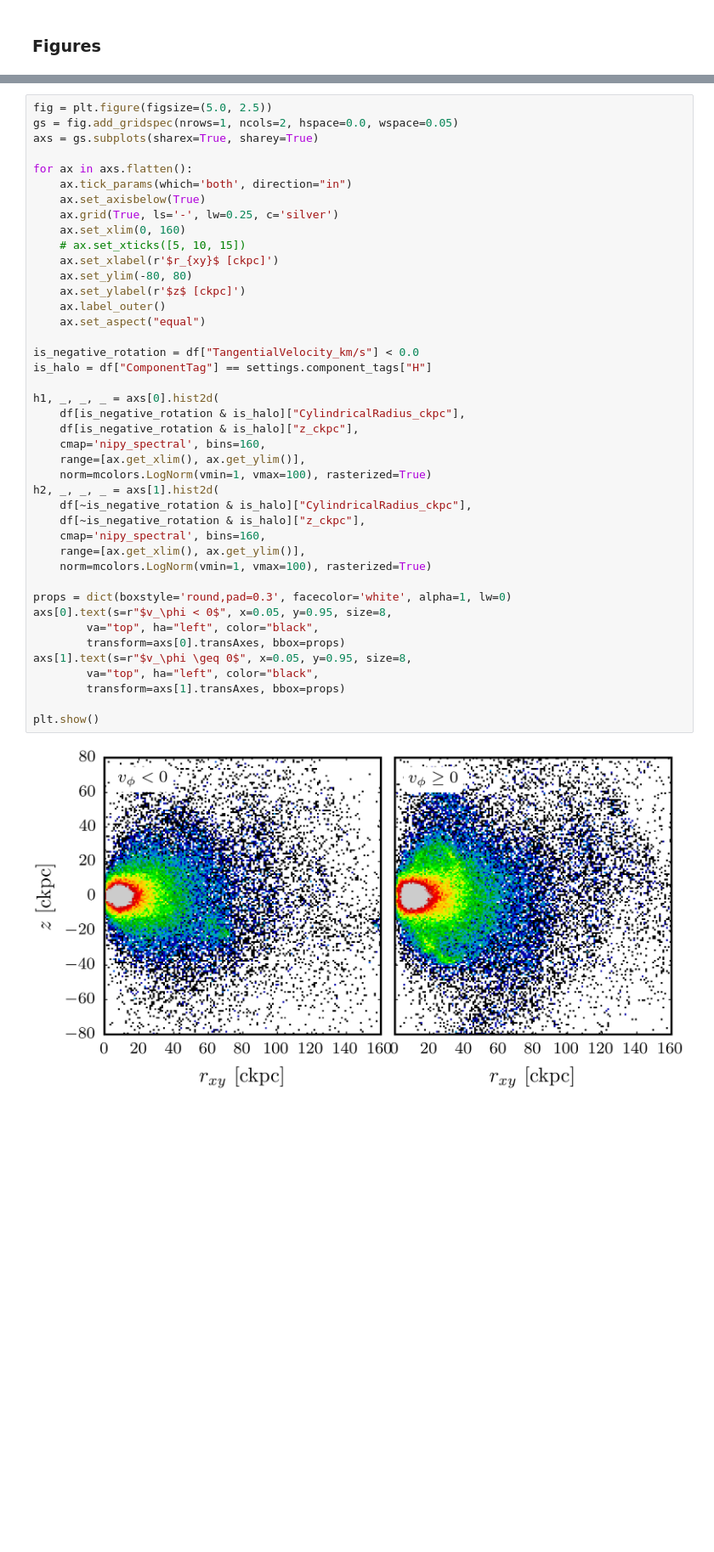
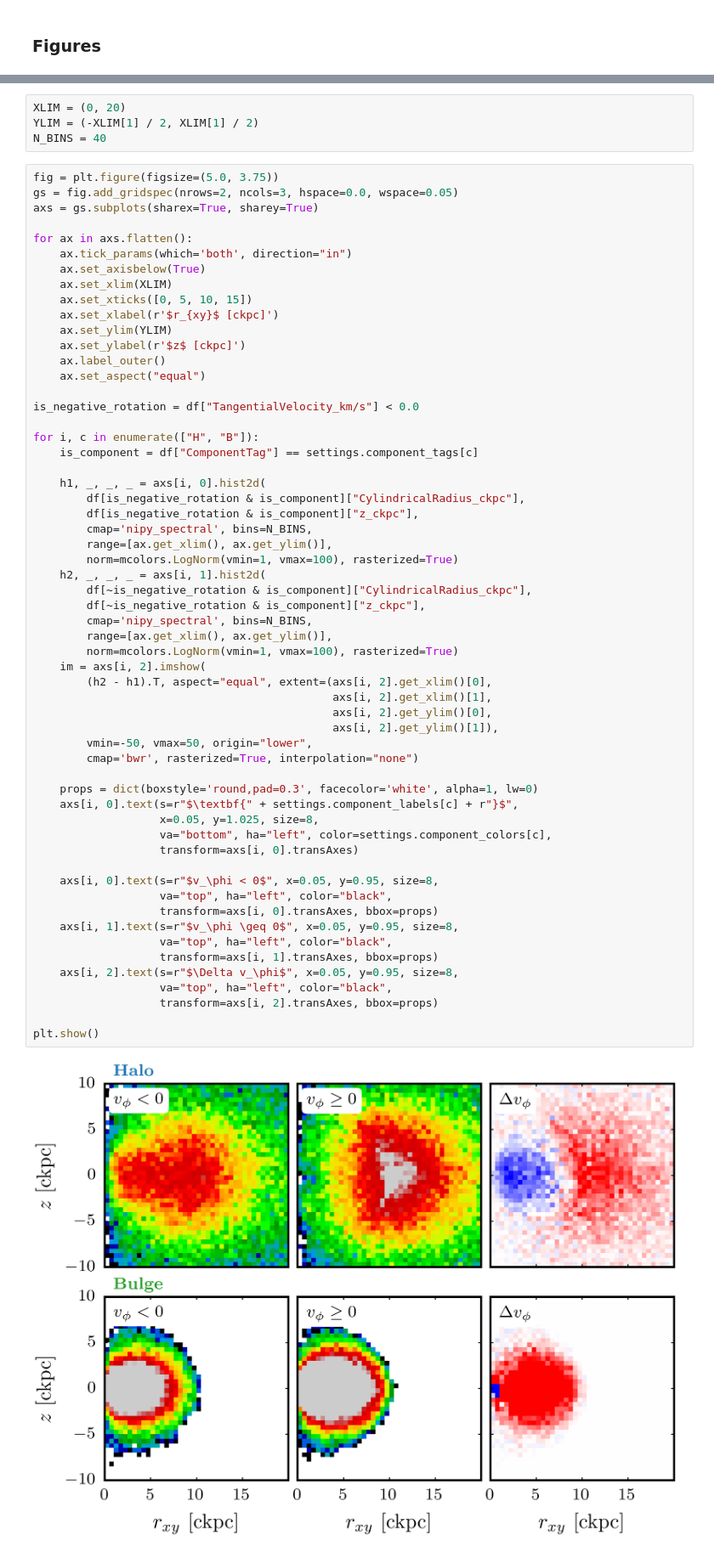
Before and after one commit to ffiza/auriga-metals, a Jupyter notebook: scripts/Stellar Velocity Halo Test.ipynb, the cells around one changed output, grey strips where cells are left out. Shown at 85% size. Drawn from its saved outputs; the diff is of its cells as text; blank space fills up the shorter version.

Commit message:
Update figure.

```diff
--- a/scripts/Stellar Velocity Halo Test.ipynb
+++ b/scripts/Stellar Velocity Halo Test.ipynb
@@ -73,44 +73,64 @@ df = read_data(simulation="au6_or_l4_s127", config=config)
+# %%
+XLIM = (0, 20)
+YLIM = (-XLIM[1] / 2, XLIM[1] / 2)
+N_BINS = 40
 # %%
-fig = plt.figure(figsize=(5.0, 2.5))
-gs = fig.add_gridspec(nrows=1, ncols=2, hspace=0.0, wspace=0.05)
+fig = plt.figure(figsize=(5.0, 3.75))
+gs = fig.add_gridspec(nrows=2, ncols=3, hspace=0.0, wspace=0.05)
 axs = gs.subplots(sharex=True, sharey=True)
 
 for ax in axs.flatten():
     ax.tick_params(which='both', direction="in")
     ax.set_axisbelow(True)
-    ax.grid(True, ls='-', lw=0.25, c='silver')
-    ax.set_xlim(0, 160)
-    # ax.set_xticks([5, 10, 15])
+    ax.set_xlim(XLIM)
+    ax.set_xticks([0, 5, 10, 15])
     ax.set_xlabel(r'$r_{xy}$ [ckpc]')
-    ax.set_ylim(-80, 80)
+    ax.set_ylim(YLIM)
     ax.set_ylabel(r'$z$ [ckpc]')
     ax.label_outer()
     ax.set_aspect("equal")
 
 is_negative_rotation = df["TangentialVelocity_km/s"] < 0.0
-is_halo = df["ComponentTag"] == settings.component_tags["H"]
 
-h1, _, _, _ = axs[0].hist2d(
-    df[is_negative_rotation & is_halo]["CylindricalRadius_ckpc"],
-    df[is_negative_rotation & is_halo]["z_ckpc"],
-    cmap='nipy_spectral', bins=160,
-    range=[ax.get_xlim(), ax.get_ylim()],
-    norm=mcolors.LogNorm(vmin=1, vmax=100), rasterized=True)
-h2, _, _, _ = axs[1].hist2d(
-    df[~is_negative_rotation & is_halo]["CylindricalRadius_ckpc"],
-    df[~is_negative_rotation & is_halo]["z_ckpc"],
-    cmap='nipy_spectral', bins=160,
-    range=[ax.get_xlim(), ax.get_ylim()],
-    norm=mcolors.LogNorm(vmin=1, vmax=100), rasterized=True)
+for i, c in enumerate(["H", "B"]):
+    is_component = df["ComponentTag"] == settings.component_tags[c]
 
-props = dict(boxstyle='round,pad=0.3', facecolor='white', alpha=1, lw=0)
-axs[0].text(s=r"$v_\phi < 0$", x=0.05, y=0.95, size=8,
-        va="top", ha="left", color="black",
-        transform=axs[0].transAxes, bbox=props)
-axs[1].text(s=r"$v_\phi \geq 0$", x=0.05, y=0.95, size=8,
-        va="top", ha="left", color="black",
-        transform=axs[1].transAxes, bbox=props)
+    h1, _, _, _ = axs[i, 0].hist2d(
+        df[is_negative_rotation & is_component]["CylindricalRadius_ckpc"],
+        df[is_negative_rotation & is_component]["z_ckpc"],
+        cmap='nipy_spectral', bins=N_BINS,
+        range=[ax.get_xlim(), ax.get_ylim()],
+        norm=mcolors.LogNorm(vmin=1, vmax=100), rasterized=True)
+    h2, _, _, _ = axs[i, 1].hist2d(
+        df[~is_negative_rotation & is_component]["CylindricalRadius_ckpc"],
+        df[~is_negative_rotation & is_component]["z_ckpc"],
+        cmap='nipy_spectral', bins=N_BINS,
+        range=[ax.get_xlim(), ax.get_ylim()],
+        norm=mcolors.LogNorm(vmin=1, vmax=100), rasterized=True)
+    im = axs[i, 2].imshow(
+        (h2 - h1).T, aspect="equal", extent=(axs[i, 2].get_xlim()[0],
+                                             axs[i, 2].get_xlim()[1],
+                                             axs[i, 2].get_ylim()[0],
+                                             axs[i, 2].get_ylim()[1]),
+        vmin=-50, vmax=50, origin="lower",
+        cmap='bwr', rasterized=True, interpolation="none")
+
+    props = dict(boxstyle='round,pad=0.3', facecolor='white', alpha=1, lw=0)
+    axs[i, 0].text(s=r"$\textbf{" + settings.component_labels[c] + r"}$",
+                   x=0.05, y=1.025, size=8,
+                   va="bottom", ha="left", color=settings.component_colors[c],
+                   transform=axs[i, 0].transAxes)
+
+    axs[i, 0].text(s=r"$v_\phi < 0$", x=0.05, y=0.95, size=8,
+                   va="top", ha="left", color="black",
+                   transform=axs[i, 0].transAxes, bbox=props)
+    axs[i, 1].text(s=r"$v_\phi \geq 0$", x=0.05, y=0.95, size=8,
+                   va="top", ha="left", color="black",
+                   transform=axs[i, 1].transAxes, bbox=props)
+    axs[i, 2].text(s=r"$\Delta v_\phi$", x=0.05, y=0.95, size=8,
+                   va="top", ha="left", color="black",
+                   transform=axs[i, 2].transAxes, bbox=props)
 
 plt.show()
 # %% [output]
-[figure, old version]
+[figure, new version]
```
Also changed, not shown: parts of 3 cells of this notebook.
